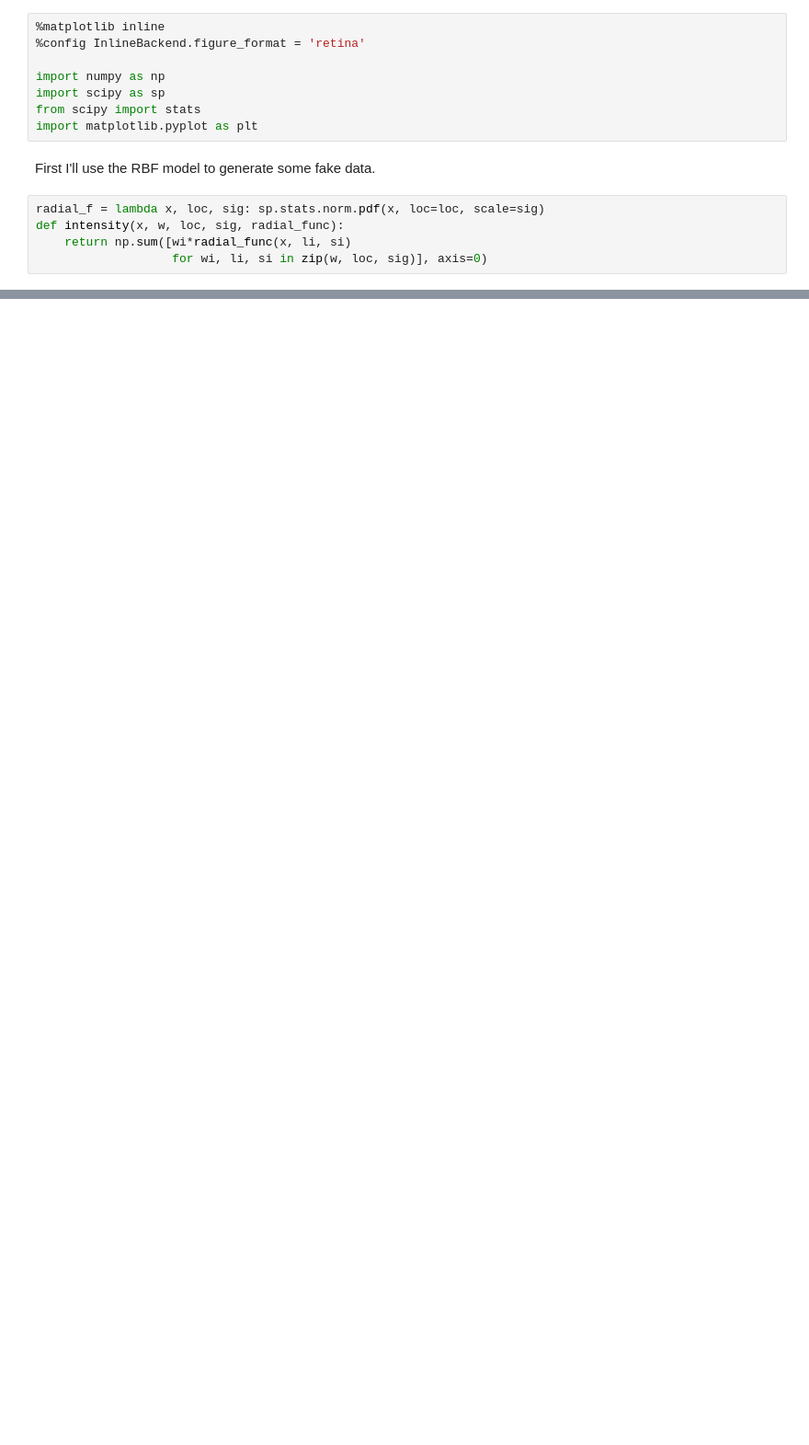
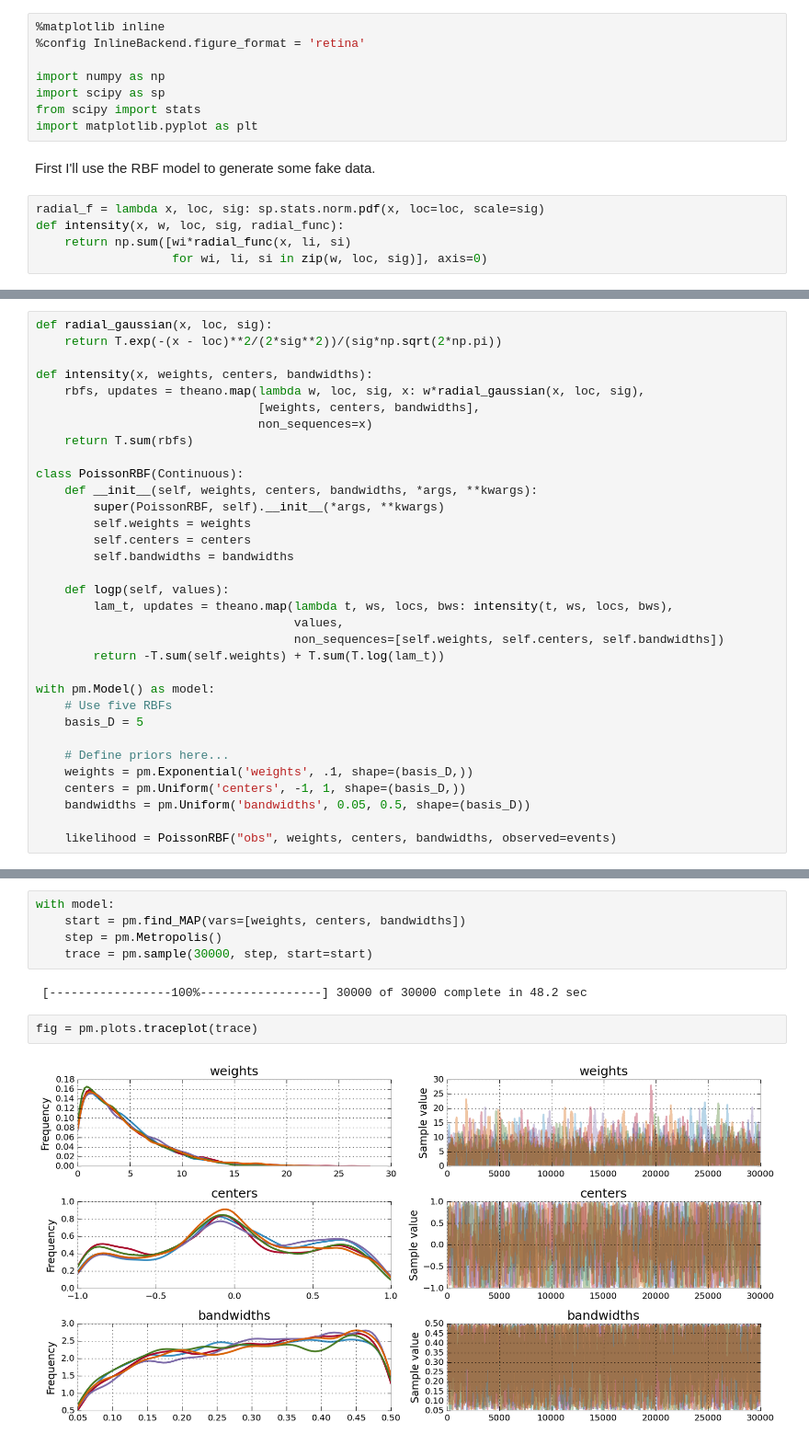
Before and after one commit to mcleonard/wm_paper, a Jupyter notebook: Radial basis poisson process.ipynb, the cells around one changed output, grey strips where cells are left out. Shown: that part at 92% size. Drawn from its saved outputs; the diff is of its cells as text; blank space fills up the shorter version.

Commit message:
Got the RBF Poisson analysis working. It's pretty cool.

```diff
--- a/Radial basis poisson process.ipynb
+++ b/Radial basis poisson process.ipynb
@@ -82,0 +61,33 @@ with pm.Model() as model:
+# %%
+def radial_gaussian(x, loc, sig):
+    return T.exp(-(x - loc)**2/(2*sig**2))/(sig*np.sqrt(2*np.pi))
+
+def intensity(x, weights, centers, bandwidths):
+    rbfs, updates = theano.map(lambda w, loc, sig, x: w*radial_gaussian(x, loc, sig),
+                               [weights, centers, bandwidths],
+                               non_sequences=x)
+    return T.sum(rbfs)
+
+class PoissonRBF(Continuous):
+    def __init__(self, weights, centers, bandwidths, *args, **kwargs):
+        super(PoissonRBF, self).__init__(*args, **kwargs)
+        self.weights = weights
+        self.centers = centers
+        self.bandwidths = bandwidths
+
+    def logp(self, values):
+        lam_t, updates = theano.map(lambda t, ws, locs, bws: intensity(t, ws, locs, bws),
+                                    values,
+                                    non_sequences=[self.weights, self.centers, self.bandwidths])
+        return -T.sum(self.weights) + T.sum(T.log(lam_t))
+
+with pm.Model() as model:
+    # Use five RBFs
+    basis_D = 5
+
+    # Define priors here...
+    weights = pm.Exponential('weights', .1, shape=(basis_D,))
+    centers = pm.Uniform('centers', -1, 1, shape=(basis_D,))
+    bandwidths = pm.Uniform('bandwidths', 0.05, 0.5, shape=(basis_D))
+
+    likelihood = PoissonRBF("obs", weights, centers, bandwidths, observed=events)
@@ -82,0 +96,11 @@ with pm.Model() as model:
+# %%
+with model:
+    start = pm.find_MAP(vars=[weights, centers, bandwidths])
+    step = pm.Metropolis()
+    trace = pm.sample(30000, step, start=start)
+# %% [output]
+ [-----------------100%-----------------] 30000 of 30000 complete in 48.2 sec
+# %%
+fig = pm.plots.traceplot(trace)
+# %% [output]
+[figure, added]
```
Also changed, not shown: parts of 11 cells of this notebook.
